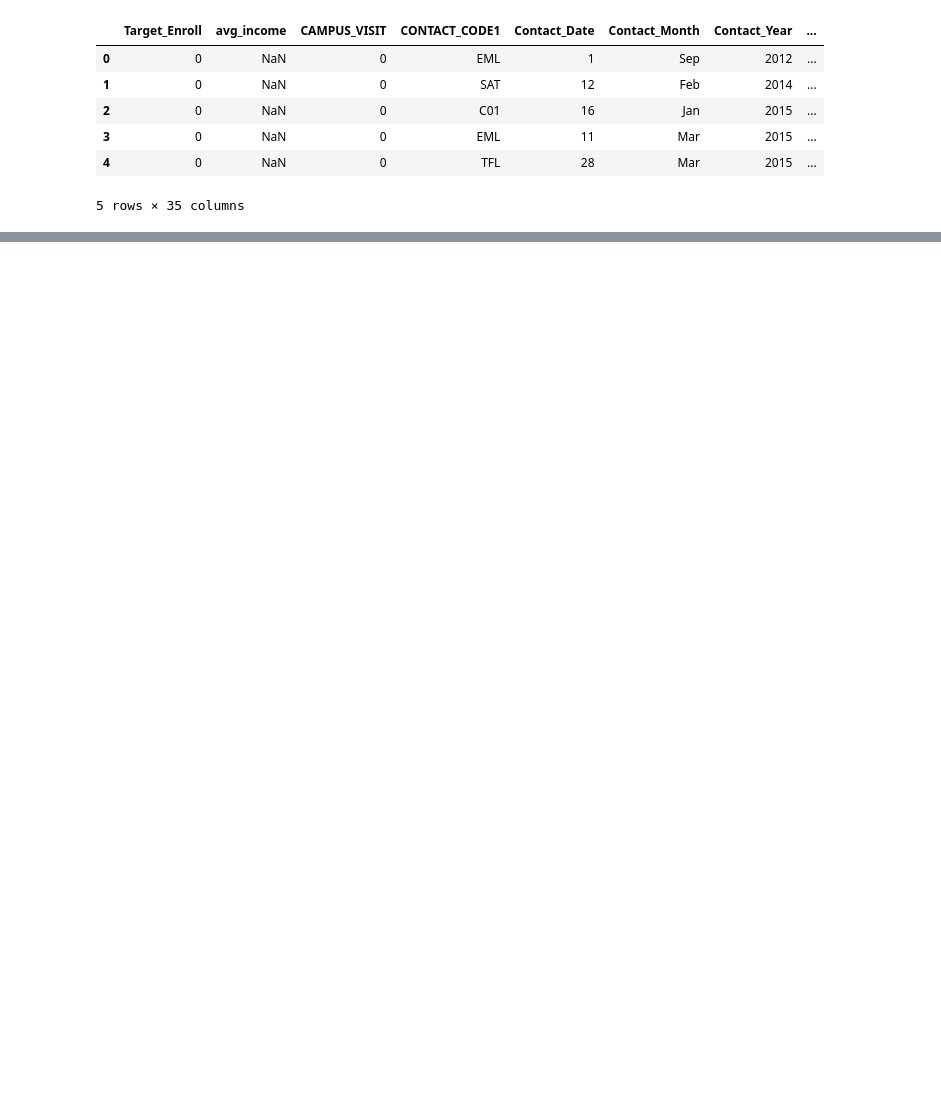
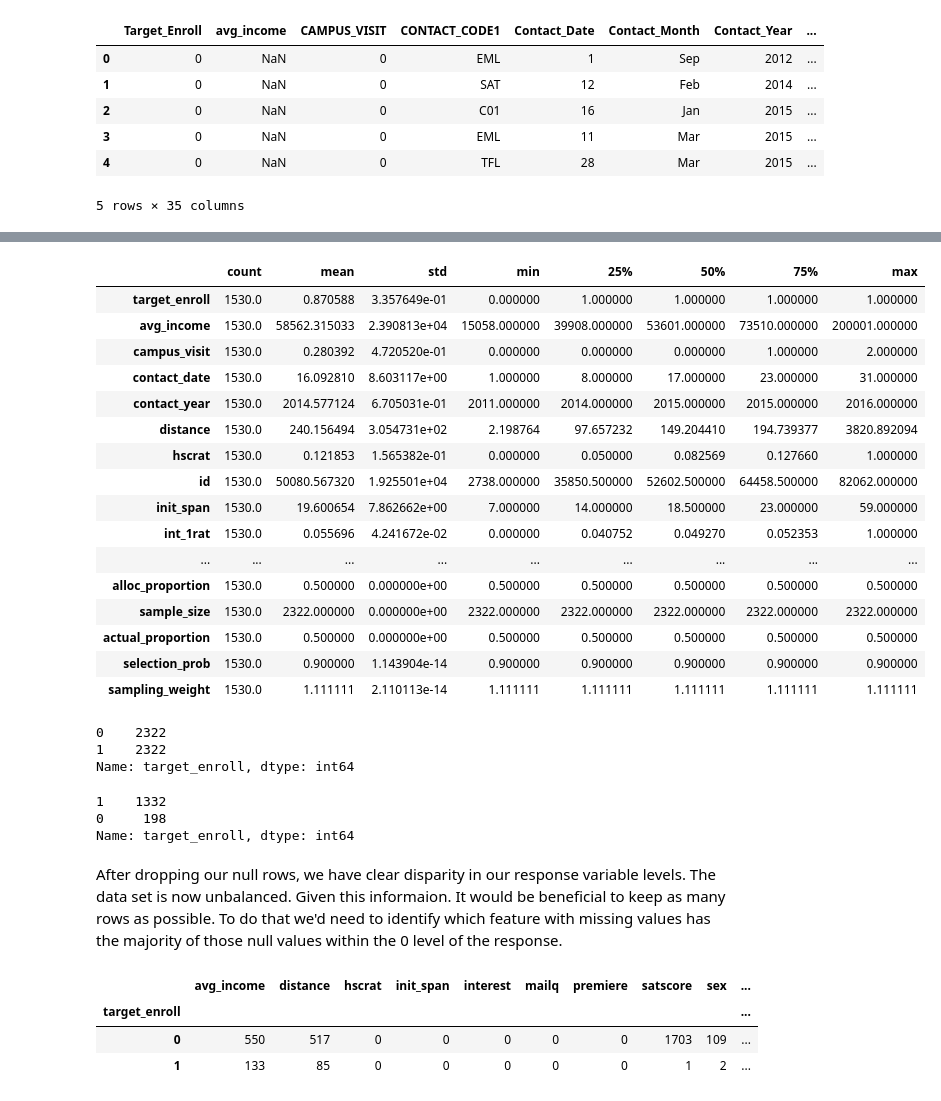
Before and after one commit to 0Architectus0/BAN5753_EX12, a Jupyter notebook: script/EX_12_RodriguezVincent.ipynb, the cells around one changed output, grey strips where cells are left out. Saved outputs shown, nothing was run; the diff lists cells and outputs as text; code cells hidden in the pictures; blank space fills up the shorter version.

```diff
--- a/script/EX_12_RodriguezVincent.ipynb
+++ b/script/EX_12_RodriguezVincent.ipynb
@@ -42,0 +214,44 @@ enroll.head()
+# %%
+enroll_drop_missing.describe().transpose()
+# %% [output]
+|  | count | mean | std | min | 25% | 50% | 75% | max |
+| target_enroll | 1530.0 | 0.870588 | 3.357649e-01 | 0.000000 | 1.000000 | 1.000000 | 1.000000 | 1.000000 |
+| avg_income | 1530.0 | 58562.315033 | 2.390813e+04 | 15058.000000 | 39908.000000 | 53601.000000 | 73510.000000 | 200001.000000 |
+| campus_visit | 1530.0 | 0.280392 | 4.720520e-01 | 0.000000 | 0.000000 | 0.000000 | 1.000000 | 2.000000 |
+| contact_date | 1530.0 | 16.092810 | 8.603117e+00 | 1.000000 | 8.000000 | 17.000000 | 23.000000 | 31.000000 |
+| contact_year | 1530.0 | 2014.577124 | 6.705031e-01 | 2011.000000 | 2014.000000 | 2015.000000 | 2015.000000 | 2016.000000 |
+| distance | 1530.0 | 240.156494 | 3.054731e+02 | 2.198764 | 97.657232 | 149.204410 | 194.739377 | 3820.892094 |
+| hscrat | 1530.0 | 0.121853 | 1.565382e-01 | 0.000000 | 0.050000 | 0.082569 | 0.127660 | 1.000000 |
+| id | 1530.0 | 50080.567320 | 1.925501e+04 | 2738.000000 | 35850.500000 | 52602.500000 | 64458.500000 | 82062.000000 |
+| init_span | 1530.0 | 19.600654 | 7.862662e+00 | 7.000000 | 14.000000 | 18.500000 | 23.000000 | 59.000000 |
+| int_1rat | 1530.0 | 0.055696 | 4.241672e-02 | 0.000000 | 0.040752 | 0.049270 | 0.052353 | 1.000000 |
+| ... | ... | ... | ... | ... | ... | ... | ... | ... |
+| alloc_proportion | 1530.0 | 0.500000 | 0.000000e+00 | 0.500000 | 0.500000 | 0.500000 | 0.500000 | 0.500000 |
+| sample_size | 1530.0 | 2322.000000 | 0.000000e+00 | 2322.000000 | 2322.000000 | 2322.000000 | 2322.000000 | 2322.000000 |
+| actual_proportion | 1530.0 | 0.500000 | 0.000000e+00 | 0.500000 | 0.500000 | 0.500000 | 0.500000 | 0.500000 |
+| selection_prob | 1530.0 | 0.900000 | 1.143904e-14 | 0.900000 | 0.900000 | 0.900000 | 0.900000 | 0.900000 |
+| sampling_weight | 1530.0 | 1.111111 | 2.110113e-14 | 1.111111 | 1.111111 | 1.111111 | 1.111111 | 1.111111 |
+# %%
+enroll_numeric["target_enroll"].value_counts()
+# %% [output]
+0    2322
+1    2322
+Name: target_enroll, dtype: int64
+# %%
+enroll_drop_missing["target_enroll"].value_counts()
+# %% [output]
+1    1332
+0     198
+Name: target_enroll, dtype: int64
+# %% [markdown]
+After dropping our null rows, we have clear disparity in our response variable levels. The data set is now unbalanced. Given this informaion. It would be beneficial to keep as many rows as possible. To do that we'd need to identify which feature with missing values has the majority of those null values within the 0 level of the response.
+# %%
+#enroll_renamed.groupby(["target_enroll"]).isnull().sum()
+
+#enroll_renamed.isnull().groupby('target_enroll').sum().astype(int)
+enroll_numeric.groupby('target_enroll').apply(lambda x: x.isnull().sum()).filter(x>0.0)
+# %% [output]
+|  | avg_income | distance | hscrat | init_span | interest | mailq | premiere | satscore | sex | ... |
+| target_enroll |  |  |  |  |  |  |  |  |  | ... |
+| 0 | 550 | 517 | 0 | 0 | 0 | 0 | 0 | 1703 | 109 | ... |
+| 1 | 133 | 85 | 0 | 0 | 0 | 0 | 0 | 1 | 2 | ... |
```
Also changed, not shown: parts of 36 cells of this notebook, 1 other file.
